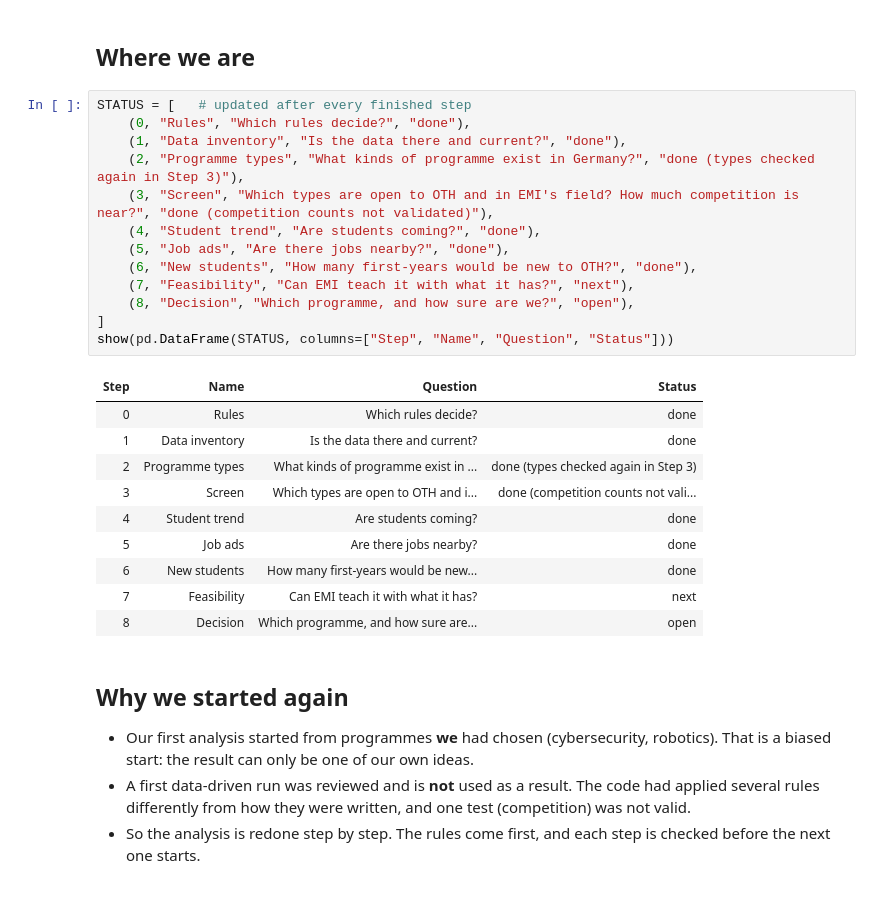
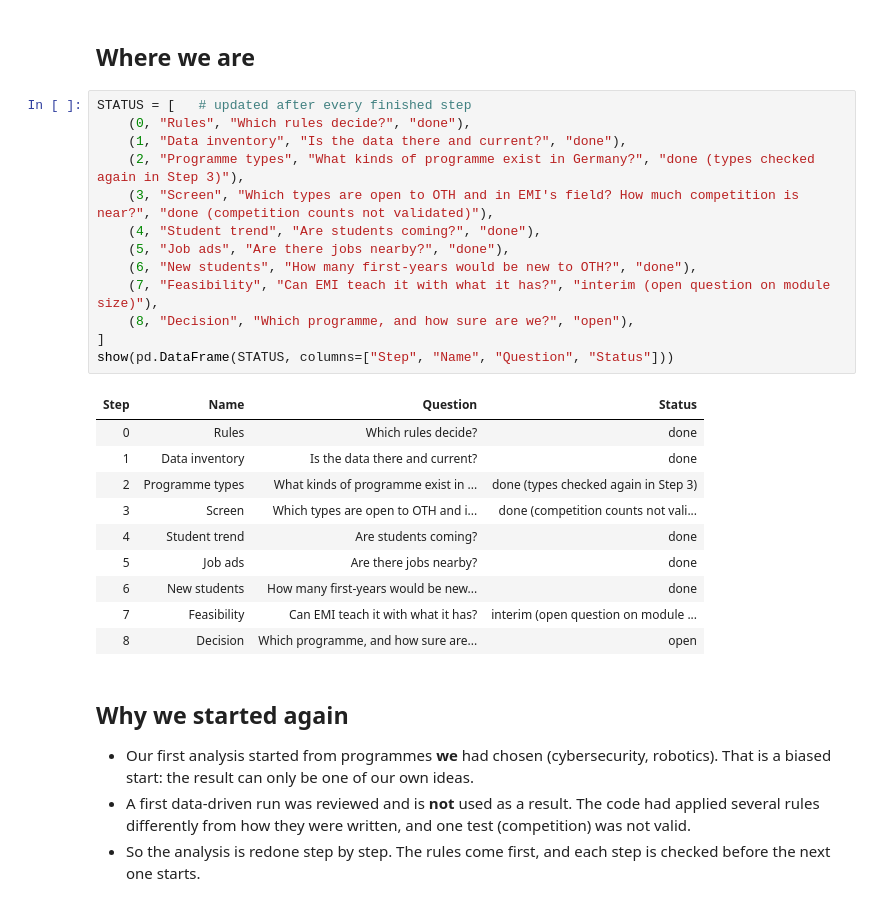
Before and after one commit to SomanthaManuranga/study-program-intelligence, a Jupyter notebook: notebooks/funnel_progress.ipynb, the cells around one changed output. Drawn from its saved outputs; the diff is of its cells as text.

Commit message:
Progress notebook: Step 7 interim section and questions for the supervisor

```diff
--- a/notebooks/funnel_progress.ipynb
+++ b/notebooks/funnel_progress.ipynb
@@ -33,26 +33,26 @@ Rules loaded: 17 blocks - definitions, universe, text, similarity, discovery, po
 # %%
 STATUS = [   # updated after every finished step
     (0, "Rules", "Which rules decide?", "done"),
     (1, "Data inventory", "Is the data there and current?", "done"),
     (2, "Programme types", "What kinds of programme exist in Germany?", "done (types checked again in Step 3)"),
     (3, "Screen", "Which types are open to OTH and in EMI's field? How much competition is near?", "done (competition counts not validated)"),
     (4, "Student trend", "Are students coming?", "done"),
     (5, "Job ads", "Are there jobs nearby?", "done"),
     (6, "New students", "How many first-years would be new to OTH?", "done"),
-    (7, "Feasibility", "Can EMI teach it with what it has?", "next"),
+    (7, "Feasibility", "Can EMI teach it with what it has?", "interim (open question on module size)"),
     (8, "Decision", "Which programme, and how sure are we?", "open"),
 ]
 show(pd.DataFrame(STATUS, columns=["Step", "Name", "Question", "Status"]))
 # %% [output]
 | Step | Name | Question | Status |
 | 0 | Rules | Which rules decide? | done |
 | 1 | Data inventory | Is the data there and current? | done |
 | 2 | Programme types | What kinds of programme exist in ... | done (types checked again in Step 3) |
 | 3 | Screen | Which types are open to OTH and i... | done (competition counts not vali... |
 | 4 | Student trend | Are students coming? | done |
 | 5 | Job ads | Are there jobs nearby? | done |
 | 6 | New students | How many first-years would be new... | done |
-| 7 | Feasibility | Can EMI teach it with what it has? | next |
+| 7 | Feasibility | Can EMI teach it with what it has? | interim (open question on module ... |
 | 8 | Decision | Which programme, and how sure are... | open |
 # %% [markdown]
 ## Why we started again
```
Also changed, not shown: parts of 8 cells of this notebook.
